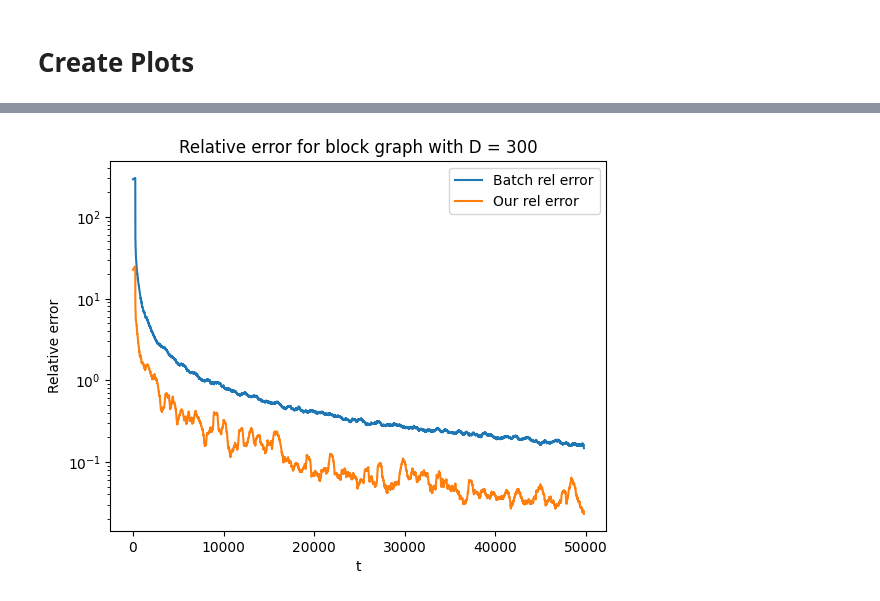
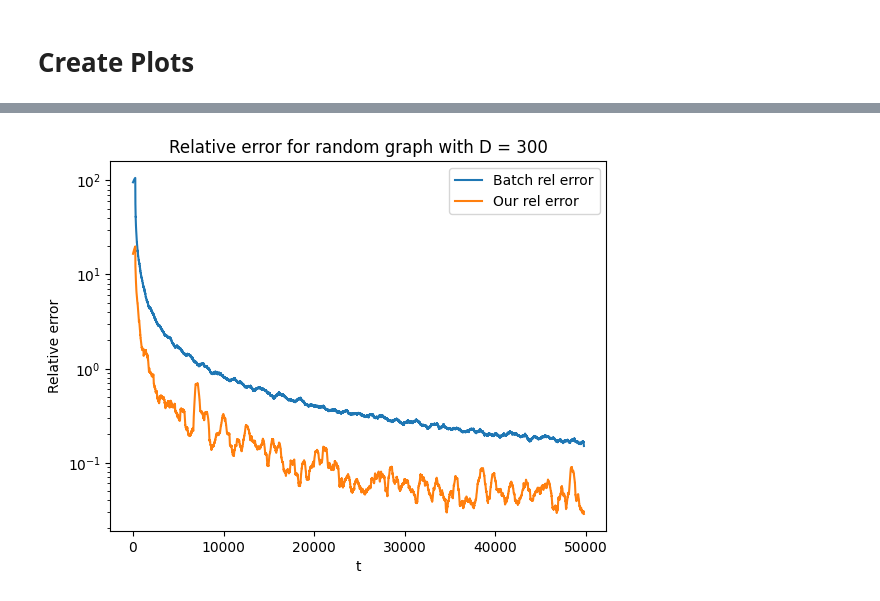
Before and after one commit to cwagaman/time-aware-proj, a Jupyter notebook: full_alg.ipynb, the cells around one changed output, grey strips where cells are left out. Saved outputs shown, nothing was run; the diff lists cells and outputs as text; code cells hidden in the pictures.

```diff
--- a/full_alg.ipynb
+++ b/full_alg.ipynb
@@ -445,28 +456,28 @@ plt.show()
 # %%
 # Plot rel error
 
 naive_error = np.abs(noisy_basic - true_ans)
 our_error = np.abs(noisy_ans - true_ans)
 
 x_start = 0 # time at which the x-axis should start
 x_end = int(stop_after) - 200
 
 naive_error = np.abs(noisy_basic - true_ans)
 
 our_error = np.abs(noisy_ans - true_ans)
 
 
 plt.figure()
 
 # Average over smooth_steps time steps
 smooth_steps = 500
 plt.semilogy(t[x_start:x_end], (np.convolve((naive_error / true_ans)[x_start:], np.ones(smooth_steps), mode = 'same')/smooth_steps)[x_start:x_end], label='Batch rel error')
 plt.semilogy(t[x_start:x_end], (np.convolve((our_error / true_ans)[x_start:], np.ones(smooth_steps), mode = 'same')/smooth_steps)[x_start:x_end], label='Our rel error')
 
 plt.xlabel("t")
 plt.ylabel("Relative error")
 plt.legend()
-plt.title('Relative error for block graph with D = 300')
+plt.title('Relative error for random graph with D = 300')
 plt.show()
 # %% [output]
-[figure, old version]
+[figure, new version]
```
Also changed, not shown: parts of 3 cells of this notebook.
